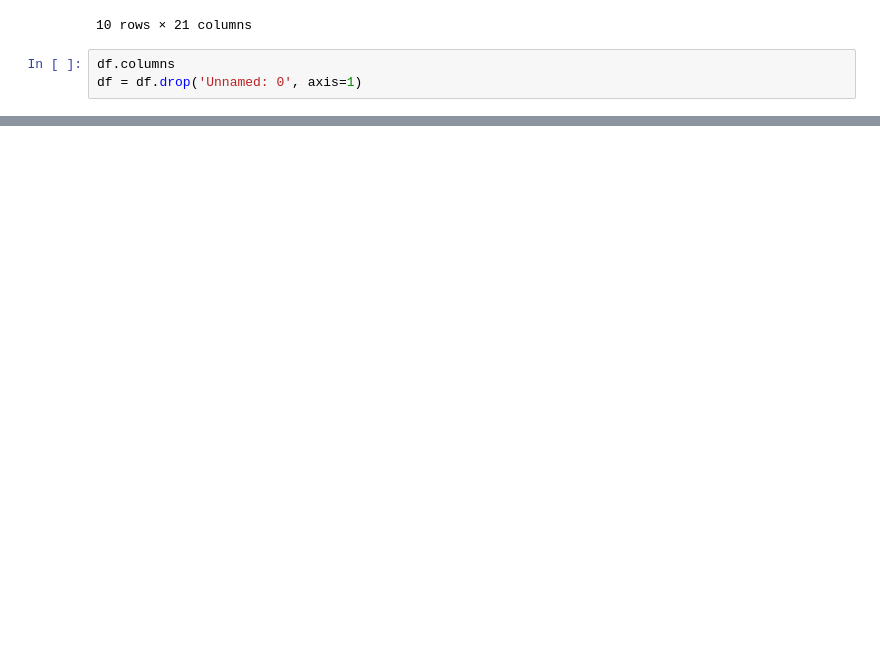
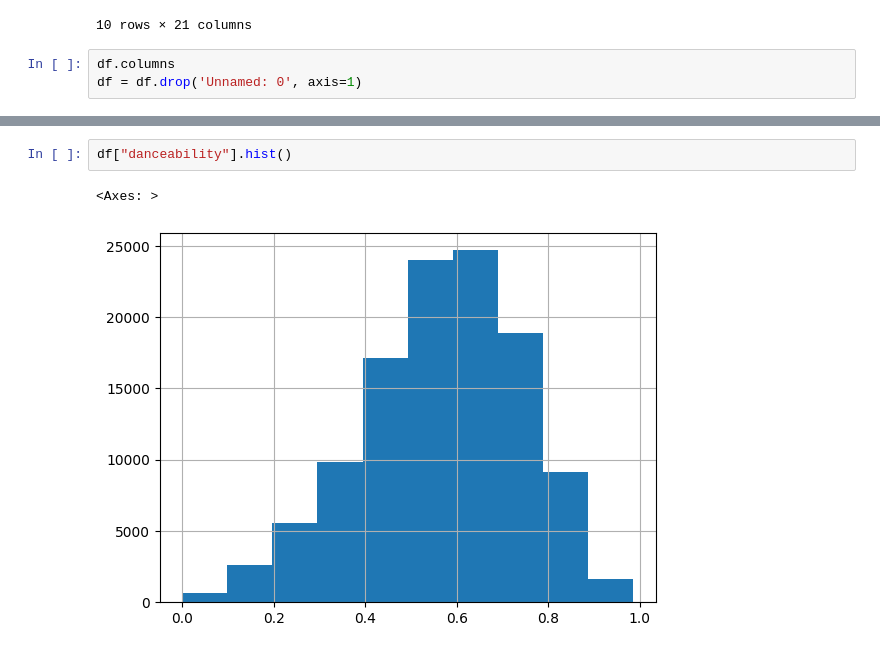
Before and after one commit to CurtisSchneider1/spotify_eda_curtisSchneider, a Jupyter notebook: notebooks/EDA_practice.ipynb, the cells around one changed output, grey strips where cells are left out. Saved outputs shown, nothing was run; the diff lists cells and outputs as text; blank space fills up the shorter version.

Commit message:
identified duplicates and added danceability histogram

```diff
--- a/notebooks/EDA_practice.ipynb
+++ b/notebooks/EDA_practice.ipynb
@@ -38,0 +186,5 @@ df.head()
+# %%
+df["danceability"].hist()
+# %% [output]
+<Axes: >
+[figure, added]
```
Also changed, not shown: parts of 9 cells of this notebook.
